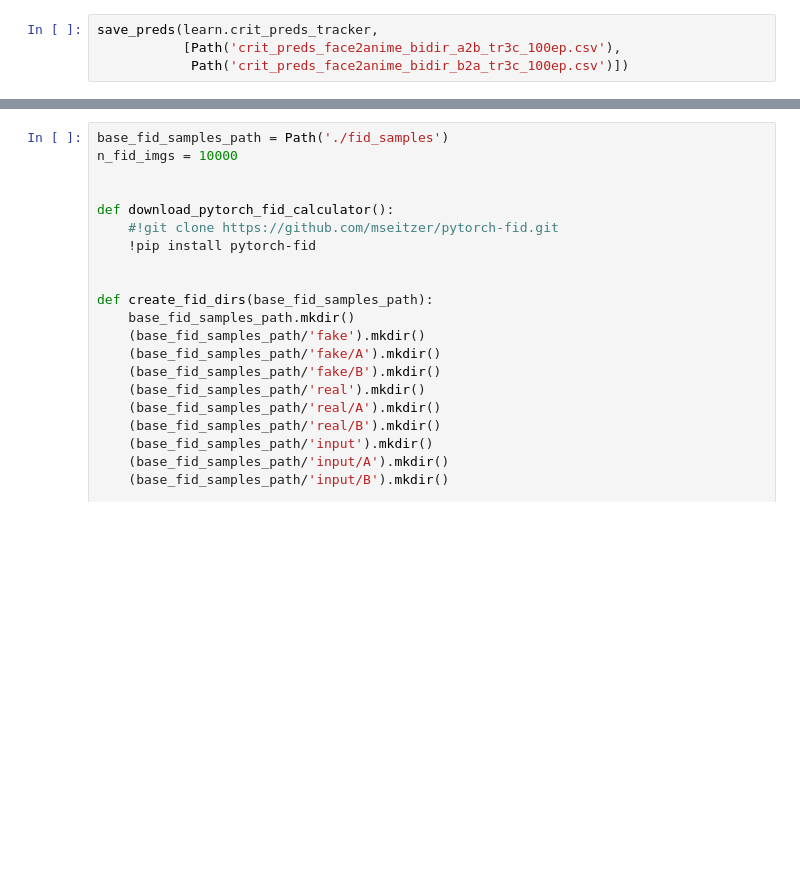
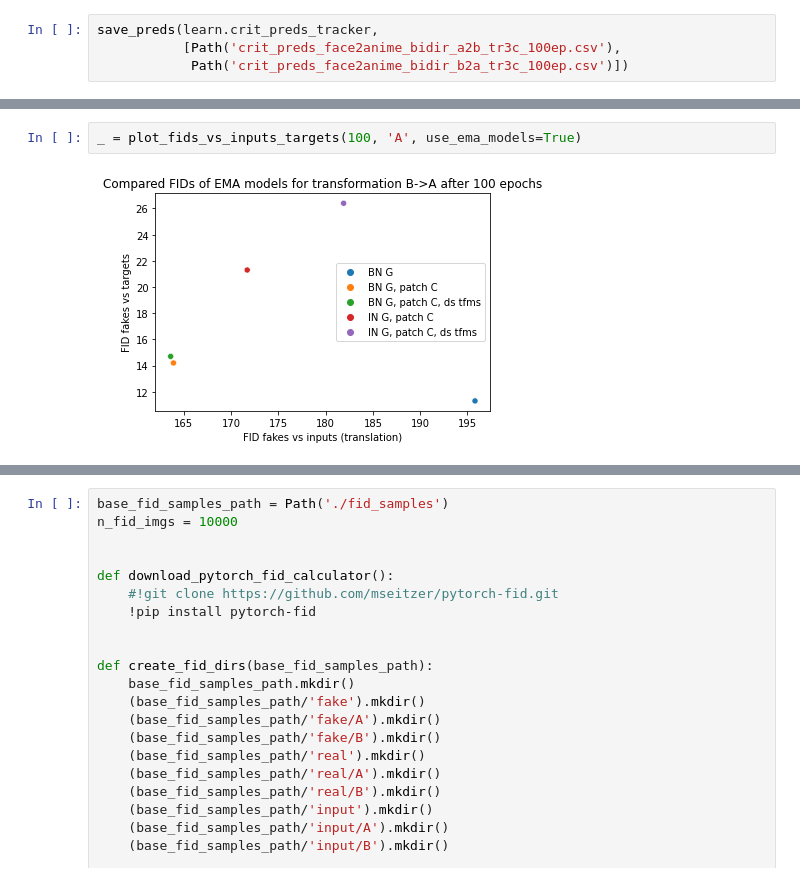
Before and after one commit to davidleonfdez/face2anime, a Jupyter notebook: notebooks/face2anime-bidirectional.ipynb, the cells around one changed output, grey strips where cells are left out. Drawn from its saved outputs; the diff is of its cells as text; blank space fills up the shorter version.

```diff
--- a/notebooks/face2anime-bidirectional.ipynb
+++ b/notebooks/face2anime-bidirectional.ipynb
@@ -446,0 +582,4 @@ save_preds(learn.crit_preds_tracker,
+# %%
+_ = plot_fids_vs_inputs_targets(100, 'A', use_ema_models=True)
+# %% [output]
+[figure, added]
```
Also changed, not shown: parts of 8 cells of this notebook.
